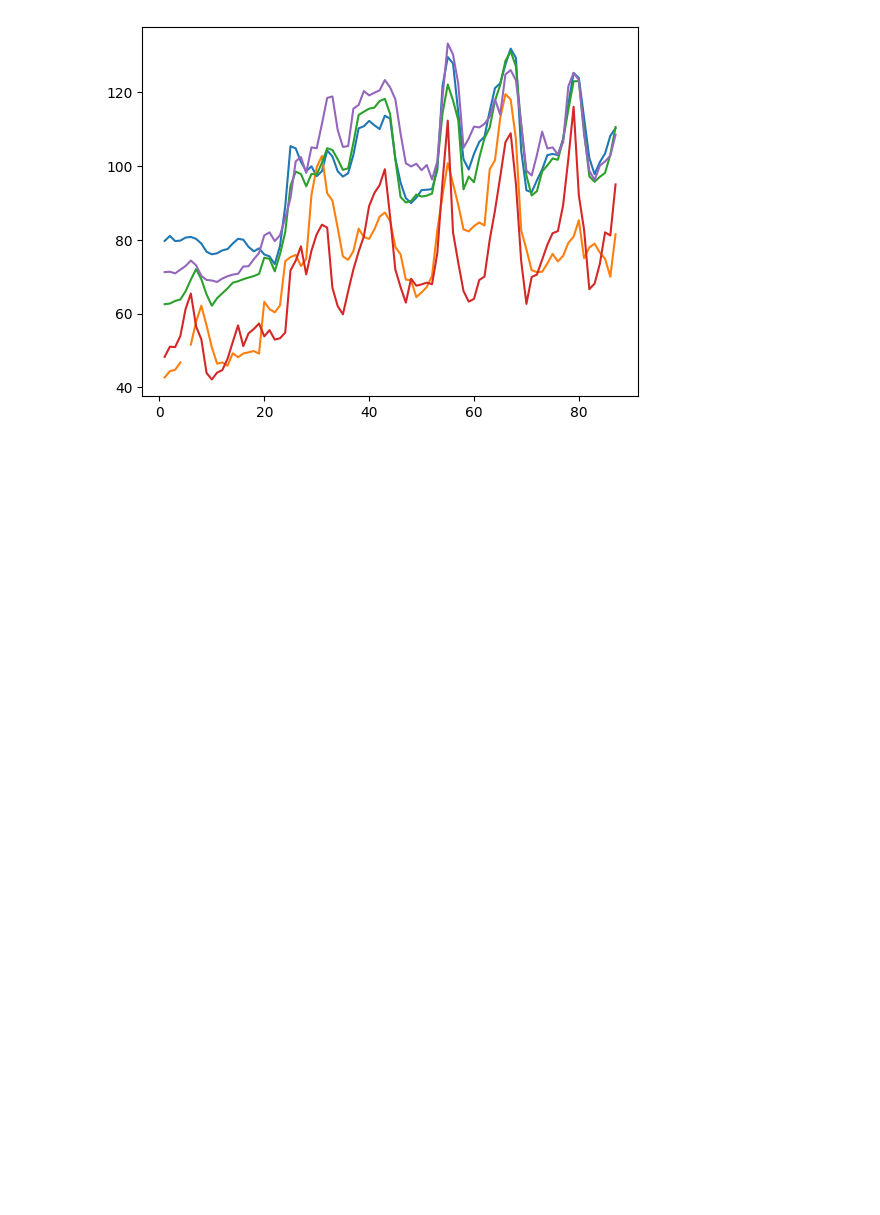
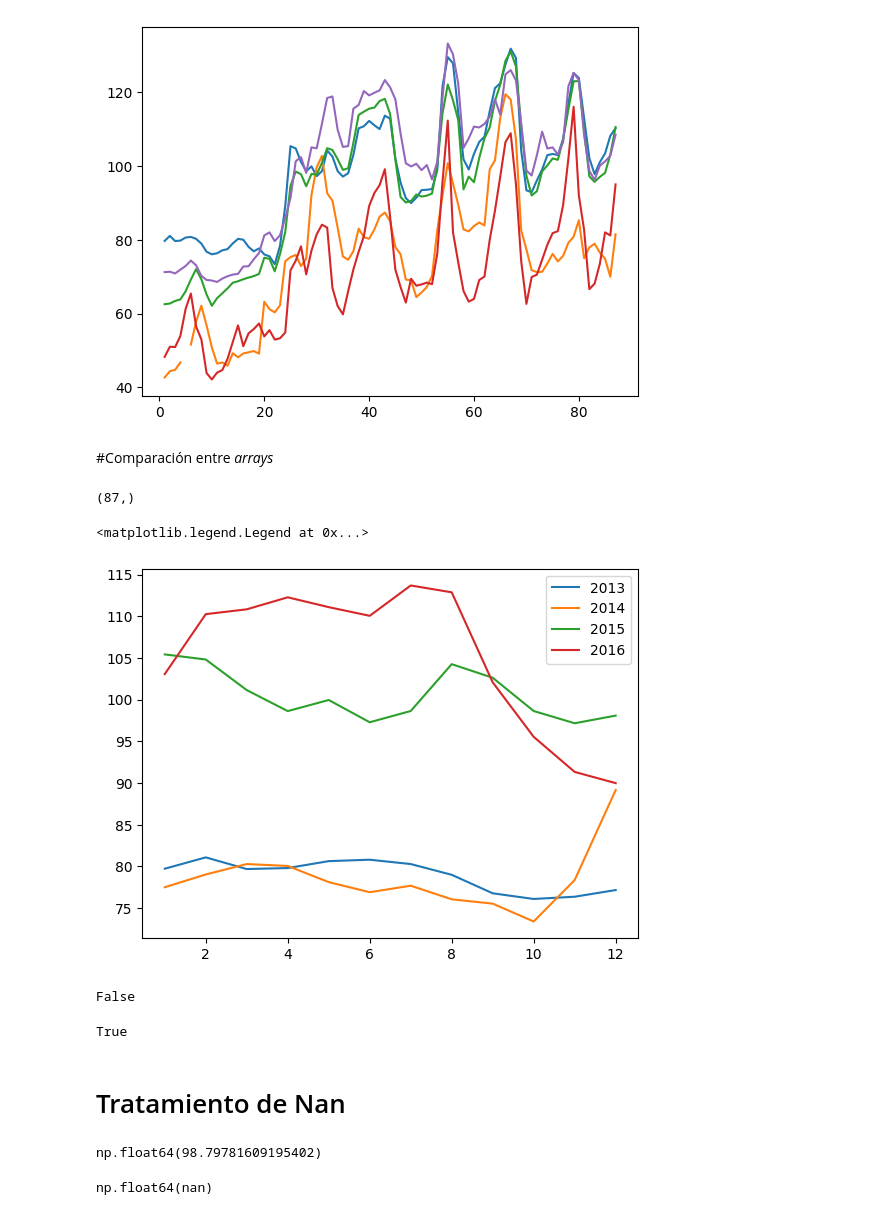
Before and after one commit to EnriqueRangel/python_practicas, a Jupyter notebook: Numpy.ipynb, the cells around one changed output. Drawn from its saved outputs; the diff is of its cells as text; code cells hidden in the pictures; blank space fills up the shorter version.

```diff
--- a/Numpy.ipynb
+++ b/Numpy.ipynb
@@ -154,7 +154,7 @@ plt.plot(fechas,precios[:,0])
 [<matplotlib.lines.Line2D at 0x...>]
 [figure]
 # %%
-moscu = precios[:,0]
+Moscu = precios[:,0]
 kaliningrado = precios[:,1]
 Petersburgo = precios[:,2]
 Krasnodar = precios[:,3]
@@ -168,3 +168,42 @@ plt.plot(fechas,Ekaterimburgo)
 # %% [output]
 [<matplotlib.lines.Line2D at 0x...>]
 [figure]
+# %% [markdown]
+#Comparación entre *arrays*
+# %%
+Moscu.shape
+# %% [output]
+(87,)
+# %%
+moscu_1 = Moscu[0:12]
+moscu_2 = Moscu[12:24]
+moscu_3 = Moscu[24:36]
+moscu_4 = Moscu[36:48]
+# %%
+plt.plot(np.arange(1,13,1),moscu_1)
+plt.plot(np.arange(1,13,1),moscu_2)
+plt.plot(np.arange(1,13,1),moscu_3)
+plt.plot(np.arange(1,13,1),moscu_4)
+
+plt.legend(['2013','2014','2015','2016'])
+# %% [output]
+<matplotlib.legend.Legend at 0x...>
+[figure, added]
+# %%
+np.array_equal(moscu_1,moscu_2) ## Compara si dos arrays de NumPy, 'moscu_1' y 'moscu_2', son idénticos elemento por elemento
+# %% [output]
+False
+# %%
+np.allclose(moscu_1,moscu_2,2) ## Compara si dos arrays de NumPy, 'moscu_1' y 'moscu_2', son aproximadamente iguales dentro de una tolerancia. Útil para comparaciones con números de punto flotante.
+# %% [output]
+True
+# %% [markdown]
+# Tratamiento de Nan
+# %%
+np.mean(Moscu)
+# %% [output]
+np.float64(98.79781609195402)
+# %%
+np.mean(kaliningrado) #Not A Number as nan
+# %% [output]
+np.float64(nan)
```
Also changed, not shown: parts of 6 cells of this notebook.
